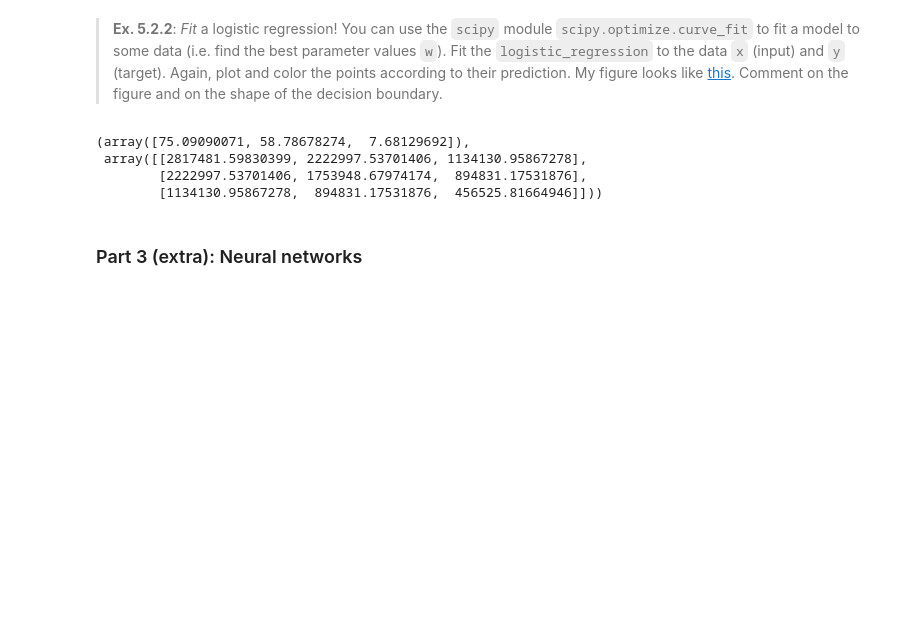
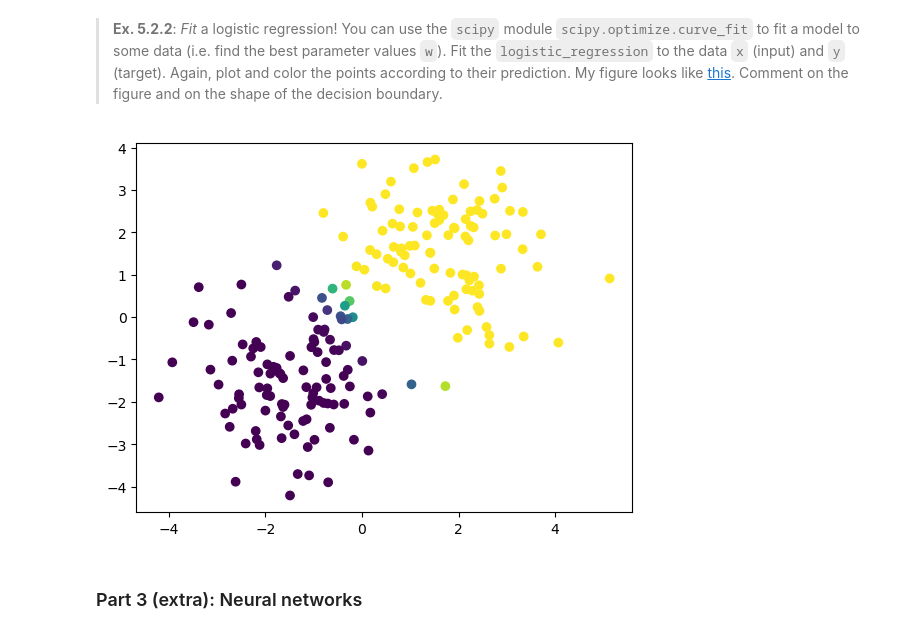
Before and after one commit to UncatchableAlex/Big_Data, a Jupyter notebook: exercises/exercises_week5.ipynb, the cells around one changed output. Saved outputs shown, nothing was run; the diff lists cells and outputs as text; code cells hidden in the pictures; blank space fills up the shorter version.

```diff
--- a/exercises/exercises_week5.ipynb
+++ b/exercises/exercises_week5.ipynb
@@ -184,13 +184,12 @@ plt.colorbar();
 to fit a model to some data (i.e. find the best parameter values `w`).
 > Fit the `logistic_regression` to the data `x` (input) and `y` (target).
 > Again, plot and color the points according to their prediction. My figure looks like [this](https://dhsvendsen.github.io/images/BD_5_2_2_b.png). Comment on the figure and on the shape of the decision boundary.
-# %%
-params = curve_fit(logistic_regression, x, y)[0]
-# %% [output]
-(array([75.09090071, 58.78678274,  7.68129692]),
- array([[2817481.59830399, 2222997.53701406, 1134130.95867278],
-        [2222997.53701406, 1753948.67974174,  894831.17531876],
-        [1134130.95867278,  894831.17531876,  456525.81664946]]))
+# %%
+params = curve_fit(logistic_regression, x, y)[0]
+predictions = logistic_regression(x, params[0], params[1], params[2])
+fig = plt.scatter(x[:, 0], x[:, 1], c=predictions)
+# %% [output]
+[figure, added]
 # %% [markdown]
 ### Part 3 (extra): Neural networks
 # %% [markdown]
```
Also changed, not shown: parts of 2 cells of this notebook, 1 other file.
